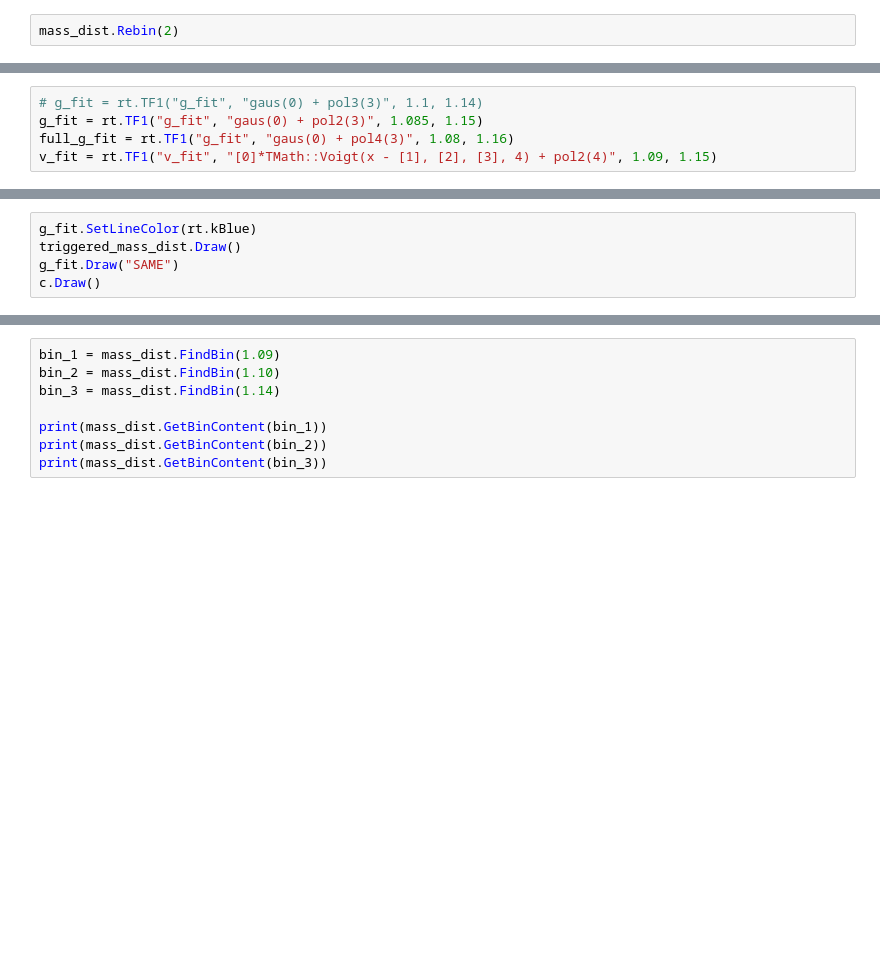
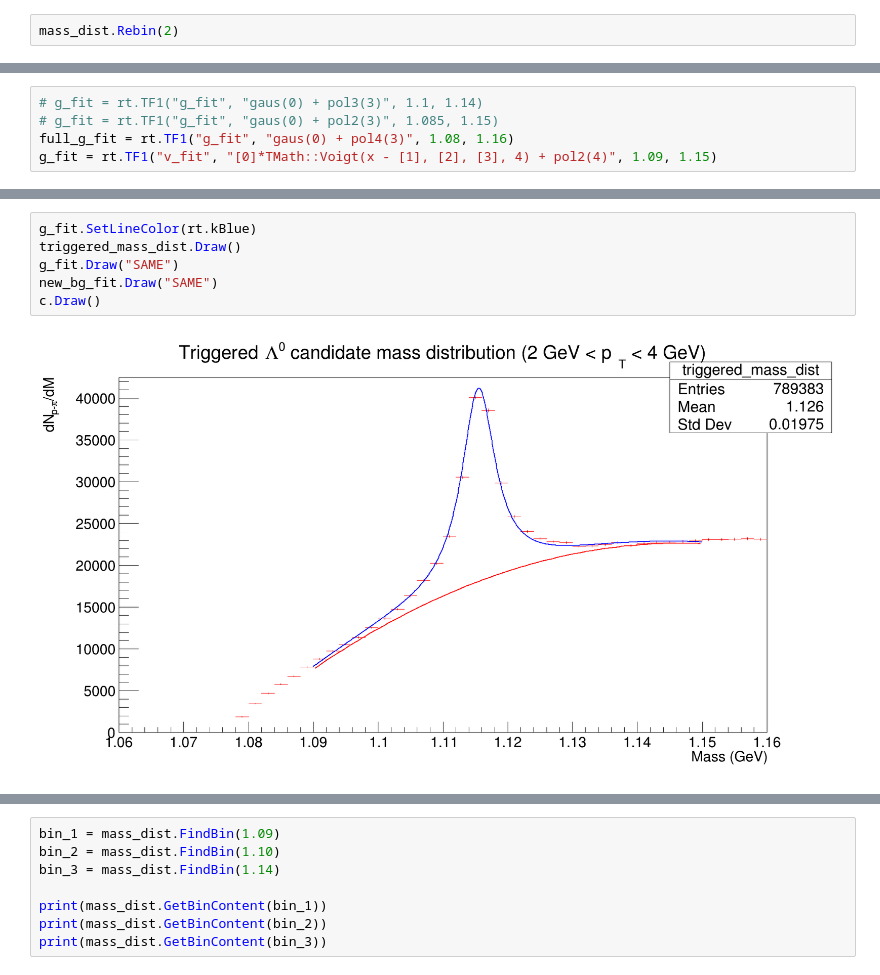
Before and after one commit to rhanniga/lambda-over-hadron, a Jupyter notebook: data/offline/gauss_mass_fit.ipynb, the cells around one changed output, grey strips where cells are left out. Cells and saved outputs as stored; diff of their text form; blank space fills up the shorter version.

```diff
--- a/data/offline/gauss_mass_fit.ipynb
+++ b/data/offline/gauss_mass_fit.ipynb
@@ -139,7 +162,7 @@ c.Draw()
 # %%
 # g_fit = rt.TF1("g_fit", "gaus(0) + pol3(3)", 1.1, 1.14)
-g_fit = rt.TF1("g_fit", "gaus(0) + pol2(3)", 1.085, 1.15)
+# g_fit = rt.TF1("g_fit", "gaus(0) + pol2(3)", 1.085, 1.15)
 full_g_fit = rt.TF1("g_fit", "gaus(0) + pol4(3)", 1.08, 1.16)
-v_fit = rt.TF1("v_fit", "[0]*TMath::Voigt(x - [1], [2], [3], 4) + pol2(4)", 1.09, 1.15)
+g_fit = rt.TF1("v_fit", "[0]*TMath::Voigt(x - [1], [2], [3], 4) + pol2(4)", 1.09, 1.15)
 # %%
 g_fit.SetNpx(1000)
@@ -154,8 +219,11 @@ triggered_mass_dist.Fit(g_fit, "RS")
 # %%
 g_fit.SetLineColor(rt.kBlue)
 triggered_mass_dist.Draw()
 g_fit.Draw("SAME")
+new_bg_fit.Draw("SAME")
 c.Draw()
+# %% [output]
+[figure, added]
 # %%
 full_g_fit.SetParameter(0, g_fit.GetParameter(0))
 full_g_fit.SetParameter(1, g_fit.GetParameter(1))
```
Also changed, not shown: parts of 24 cells of this notebook, 2 other files.
